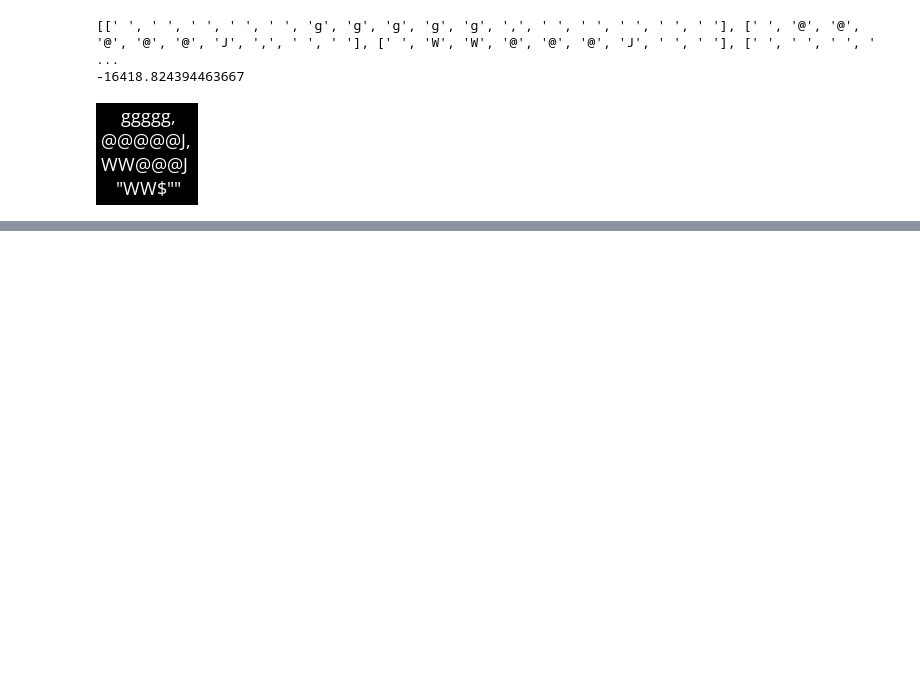
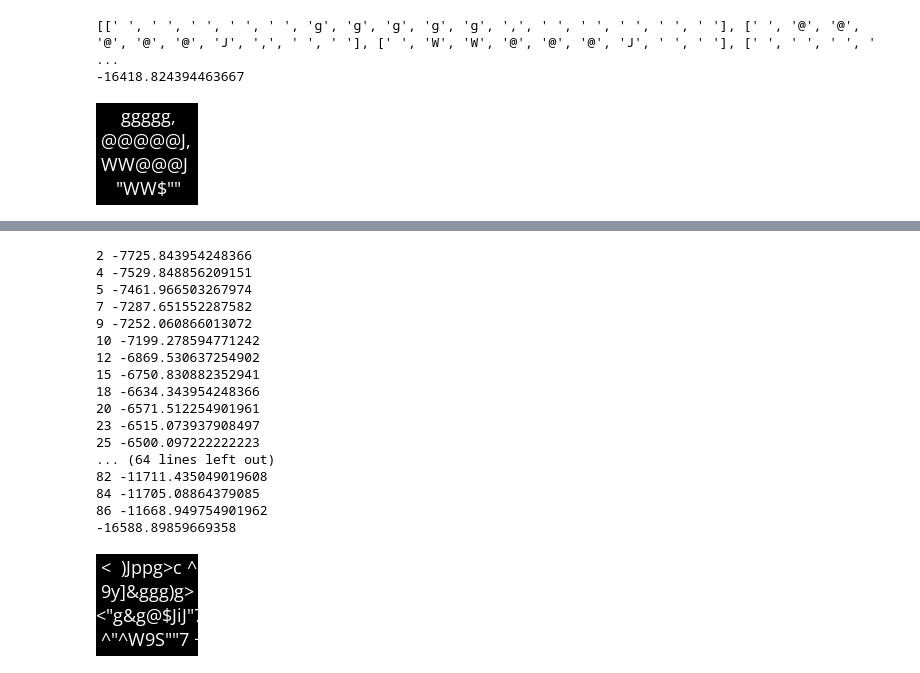
Before and after one commit to wojciechsadlik/python-char-art, a Jupyter notebook: notebooks/line_heuristics.ipynb, the cells around one changed output, grey strips where cells are left out. Cells and saved outputs as stored; diff of their text form; code cells hidden in the pictures; blank space fills up the shorter version.

```diff
--- a/notebooks/line_heuristics.ipynb
+++ b/notebooks/line_heuristics.ipynb
@@ -88,7 +99,26 @@ display(render_symbols_img(res_arr, FONT, wh=prep_img.size))
 # %%
-# from converters.line_heuristics.genetic_search import GeneticLineSearch
+from converters.line_heuristics.genetic_search import GeneticLineSearch
 
-# res_arr = GeneticLineSearch(CHAR_SET, FONT, 300).process_image(prep_img)
-# print(evaluate_symbol_arr(prep_img, res_arr, FONT, prep_img.size))
-# display(render_symbols_img(res_arr, FONT, wh=prep_img.size))
+res_arr = GeneticLineSearch(CHAR_SET, FONT, generations=300, pop_count=50).process_image(prep_img)
+print(evaluate_symbol_arr(prep_img, res_arr, FONT, prep_img.size))
+display(render_symbols_img(res_arr, FONT, wh=prep_img.size))
+# %% [output]
+2 -7725.843954248366
+4 -7529.848856209151
+5 -7461.966503267974
+7 -7287.651552287582
+9 -7252.060866013072
+10 -7199.278594771242
+12 -6869.530637254902
+15 -6750.830882352941
+18 -6634.343954248366
+20 -6571.512254901961
+23 -6515.073937908497
+25 -6500.097222222223
+... (64 lines left out)
+82 -11711.435049019608
+84 -11705.08864379085
+86 -11668.949754901962
+-16588.89859669358
+[figure, added]
 # %%
```
Also changed, not shown: parts of 3 cells of this notebook, 1 other file.
